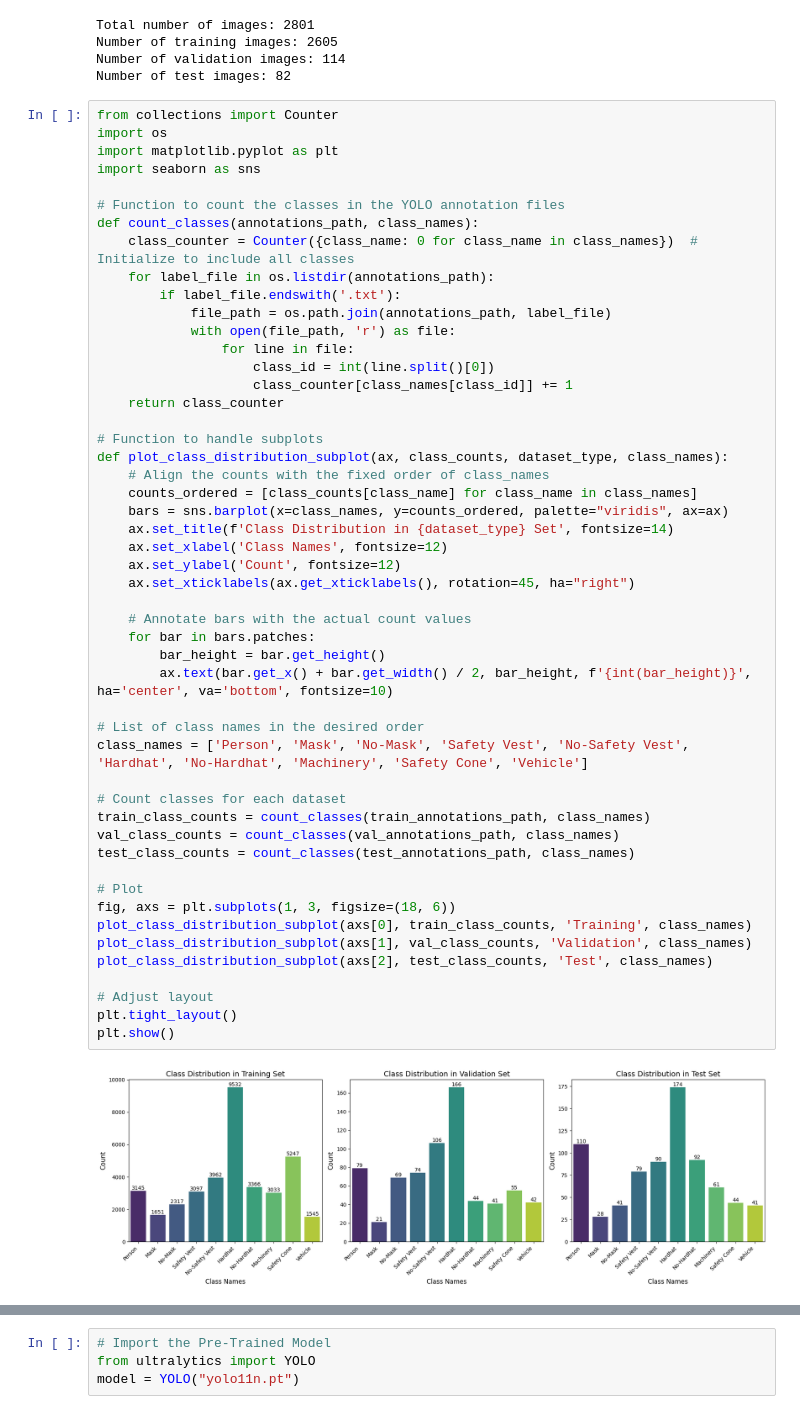
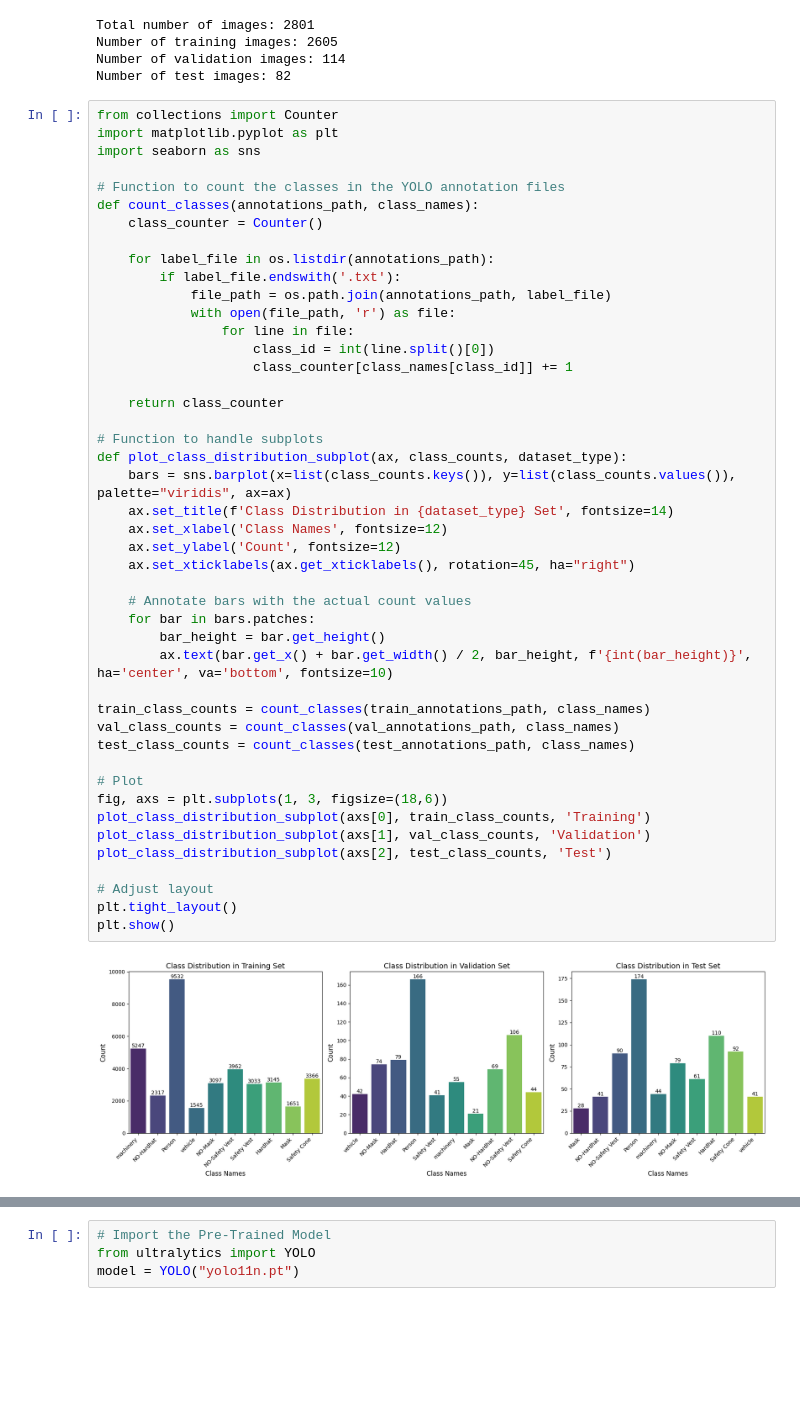
Before and after one commit to skumbham/PPE-Detection-Using-Yolo11, a Jupyter notebook: Code.ipynb, the cells around one changed output, grey strips where cells are left out. Saved outputs shown, nothing was run; the diff lists cells and outputs as text; blank space fills up the shorter version.

```diff
--- a/Code.ipynb
+++ b/Code.ipynb
@@ -88,56 +84,51 @@ Number of validation images: 114
 Number of test images: 82
 # %%
 from collections import Counter
-import os
 import matplotlib.pyplot as plt
 import seaborn as sns
 
 # Function to count the classes in the YOLO annotation files
 def count_classes(annotations_path, class_names):
-    class_counter = Counter({class_name: 0 for class_name in class_names})  # Initialize to include all classes
+    class_counter = Counter()
+
     for label_file in os.listdir(annotations_path):
         if label_file.endswith('.txt'):
             file_path = os.path.join(annotations_path, label_file)
             with open(file_path, 'r') as file:
                 for line in file:
                     class_id = int(line.split()[0])
                     class_counter[class_names[class_id]] += 1
+
     return class_counter
 
 # Function to handle subplots
-def plot_class_distribution_subplot(ax, class_counts, dataset_type, class_names):
-    # Align the counts with the fixed order of class_names
-    counts_ordered = [class_counts[class_name] for class_name in class_names]
-    bars = sns.barplot(x=class_names, y=counts_ordered, palette="viridis", ax=ax)
+def plot_class_distribution_subplot(ax, class_counts, dataset_type):
+    bars = sns.barplot(x=list(class_counts.keys()), y=list(class_counts.values()), palette="viridis", ax=ax)
     ax.set_title(f'Class Distribution in {dataset_type} Set', fontsize=14)
     ax.set_xlabel('Class Names', fontsize=12)
     ax.set_ylabel('Count', fontsize=12)
     ax.set_xticklabels(ax.get_xticklabels(), rotation=45, ha="right")
 
     # Annotate bars with the actual count values
     for bar in bars.patches:
         bar_height = bar.get_height()
         ax.text(bar.get_x() + bar.get_width() / 2, bar_height, f'{int(bar_height)}', ha='center', va='bottom', fontsize=10)
 
-# List of class names in the desired order
-class_names = ['Person', 'Mask', 'No-Mask', 'Safety Vest', 'No-Safety Vest', 'Hardhat', 'No-Hardhat', 'Machinery', 'Safety Cone', 'Vehicle']
-
-# Count classes for each dataset
 train_class_counts = count_classes(train_annotations_path, class_names)
 val_class_counts = count_classes(val_annotations_path, class_names)
 test_class_counts = count_classes(test_annotations_path, class_names)
 
 # Plot
-fig, axs = plt.subplots(1, 3, figsize=(18, 6))
-plot_class_distribution_subplot(axs[0], train_class_counts, 'Training', class_names)
-plot_class_distribution_subplot(axs[1], val_class_counts, 'Validation', class_names)
-plot_class_distribution_subplot(axs[2], test_class_counts, 'Test', class_names)
+fig, axs = plt.subplots(1, 3, figsize=(18,6))
+plot_class_distribution_subplot(axs[0], train_class_counts, 'Training')
+plot_class_distribution_subplot(axs[1], val_class_counts, 'Validation')
+plot_class_distribution_subplot(axs[2], test_class_counts, 'Test')
 
 # Adjust layout
 plt.tight_layout()
 plt.show()
 # %% [output]
-[figure, old version]
+[figure, new version]
 # %%
 import cv2
 import random
```
Also changed, not shown: parts of 10 cells of this notebook.
